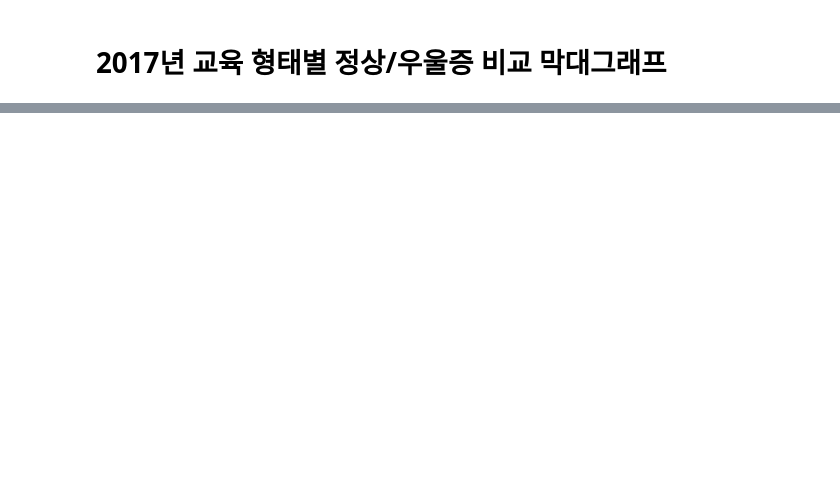
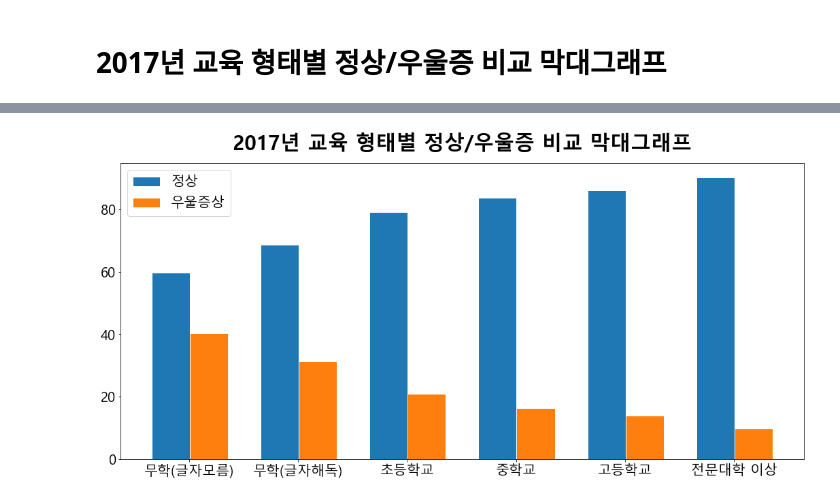
Before and after one commit to Hanbi-Kim/TextMining, a Jupyter notebook: [실습2] 노인의 우울증상 시각화.ipynb, the cells around one changed output, grey strips where cells are left out. Cells and saved outputs as stored; diff of their text form; code cells hidden in the pictures; blank space fills up the shorter version.

```diff
--- a/[실습2] 노인의 우울증상 시각화.ipynb
+++ b/[실습2] 노인의 우울증상 시각화.ipynb
@@ -16,0 +101,4 @@ import matplotlib.pyplot as plt
+# %%
+# 특성별(1)이 교육수준별인 데이터만 추출하기
+df2 = df[df['특성별(1)']=='교육수준별'][['특성별(2)','정상 (%)','우울증상 (%)']]
+df2
@@ -16,0 +114,7 @@ import matplotlib.pyplot as plt
+# %%
+# 무학 데이터는 없음으로 제거하기
+df2.drop(16, inplace=True)
+# %%
+# 데이터가 string 타입으로 저장되어 있음으로, flaot 타입으로 변환
+df2['정상 (%)'] = df2['정상 (%)'].astype(float)
+df2['우울증상 (%)'] = df2['우울증상 (%)'].astype(float)
@@ -16,0 +131,29 @@ import matplotlib.pyplot as plt
+# %%
+# 그래프 사이즈 조절
+plt.figure(figsize=(18,8))
+
+# set width of bars
+barWidth = 0.35
+
+# set heights of bars
+bars1 = df2['정상 (%)']
+bars2 = df2['우울증상 (%)']
+
+# Set position of bar on X axis
+r1 = np.arange(len(bars1))
+r2 = [x + barWidth for x in r1]
+
+# Make the plot
+plt.bar(r1, bars1, color='tab:blue', width=barWidth, edgecolor='white', label='var1')
+plt.bar(r2, bars2, color='tab:orange', width=barWidth, edgecolor='white', label='var2')
+
+# Add xticks on the middle of the group bars
+plt.title('2017년 교육 형태별 정상/우울증 비교 막대그래프', fontweight='bold', fontsize=30, pad=20)
+plt.xticks([r +0.17 for r in range(len(bars1))], df2['특성별(2)'], fontsize=20)
+plt.yticks(fontsize=20)
+
+# Create legend & Show graphic
+plt.legend(fontsize=20, labels=['정상','우울증상'])
+plt.show()
+# %% [output]
+[figure, added]
```
Also changed, not shown: parts of 14 cells of this notebook.
